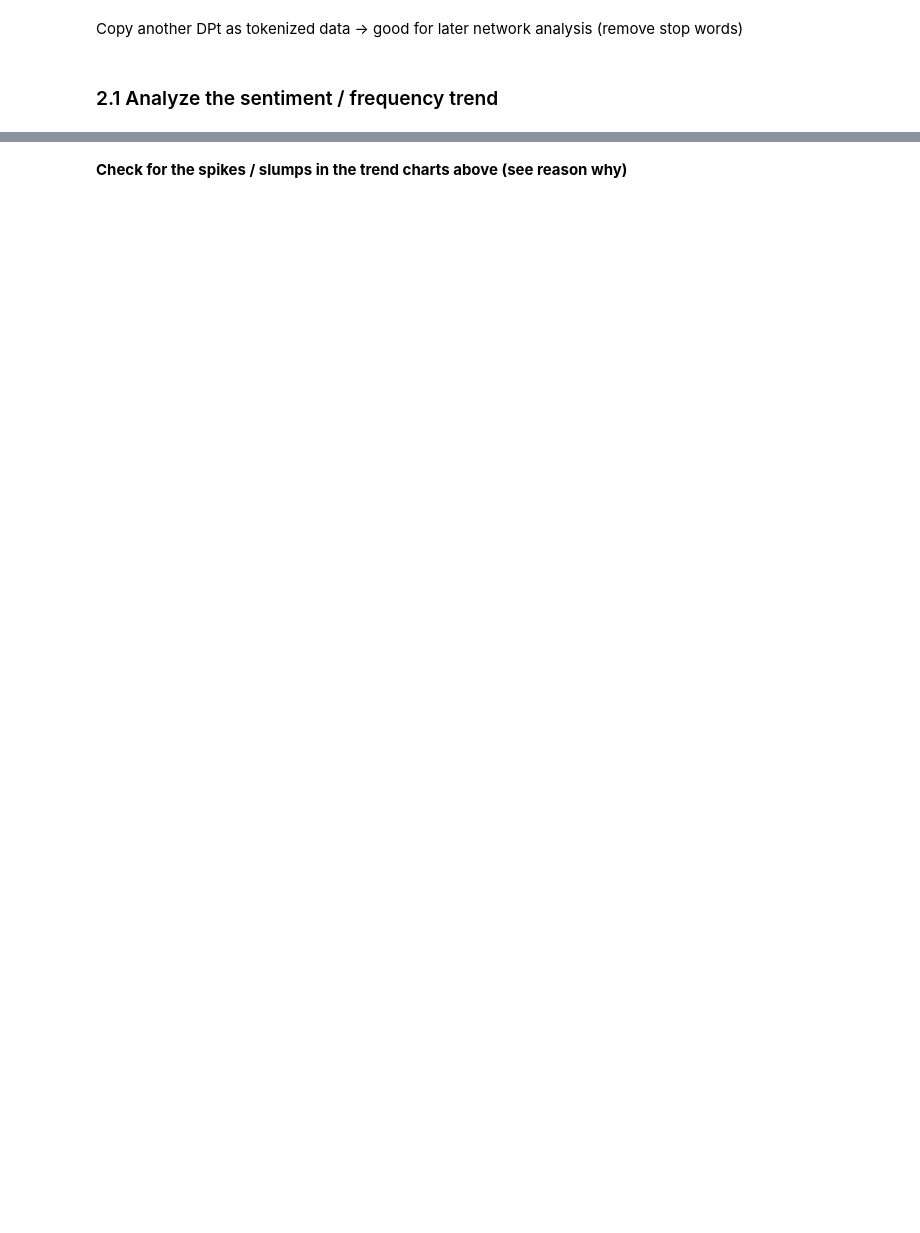
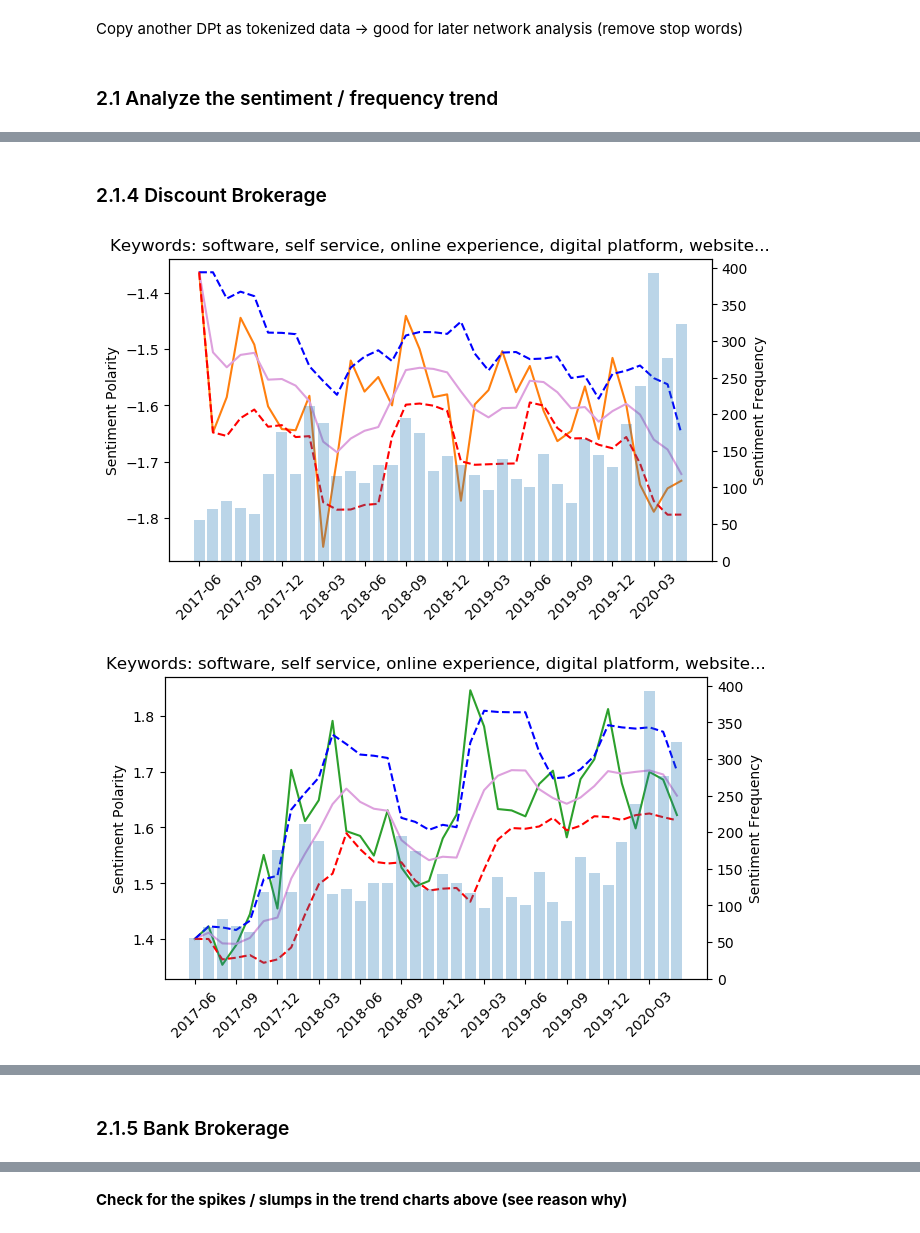
Before and after one commit to Skeneybao/MS-Competition, a Jupyter notebook: Data Scraper and Proprocessor/Topic Classification - Integrated.ipynb, the cells around one changed output, grey strips where cells are left out. Cells and saved outputs as stored; diff of their text form; code cells hidden in the pictures; blank space fills up the shorter version.

```diff
--- a/Data Scraper and Proprocessor/Topic Classification - Integrated.ipynb
+++ b/Data Scraper and Proprocessor/Topic Classification - Integrated.ipynb
@@ -99,0 +244,7 @@ DP.trend_analysis(polarity = [0,1], keyword_list = topic_words,count=1,ma=5)
+# %% [markdown]
+### 2.1.4 Discount Brokerage
+# %%
+DPdisc.trend_analysis(polarity = [0,1,2], keyword_list = topic_words,count=2,ma=5)
+# %% [output]
+[figure, added]
+[figure, added]
@@ -99,0 +252,2 @@ DP.trend_analysis(polarity = [0,1], keyword_list = topic_words,count=1,ma=5)
+# %% [markdown]
+### 2.1.5 Bank Brokerage
```
Also changed, not shown: parts of 28 cells of this notebook, 4 other files.
